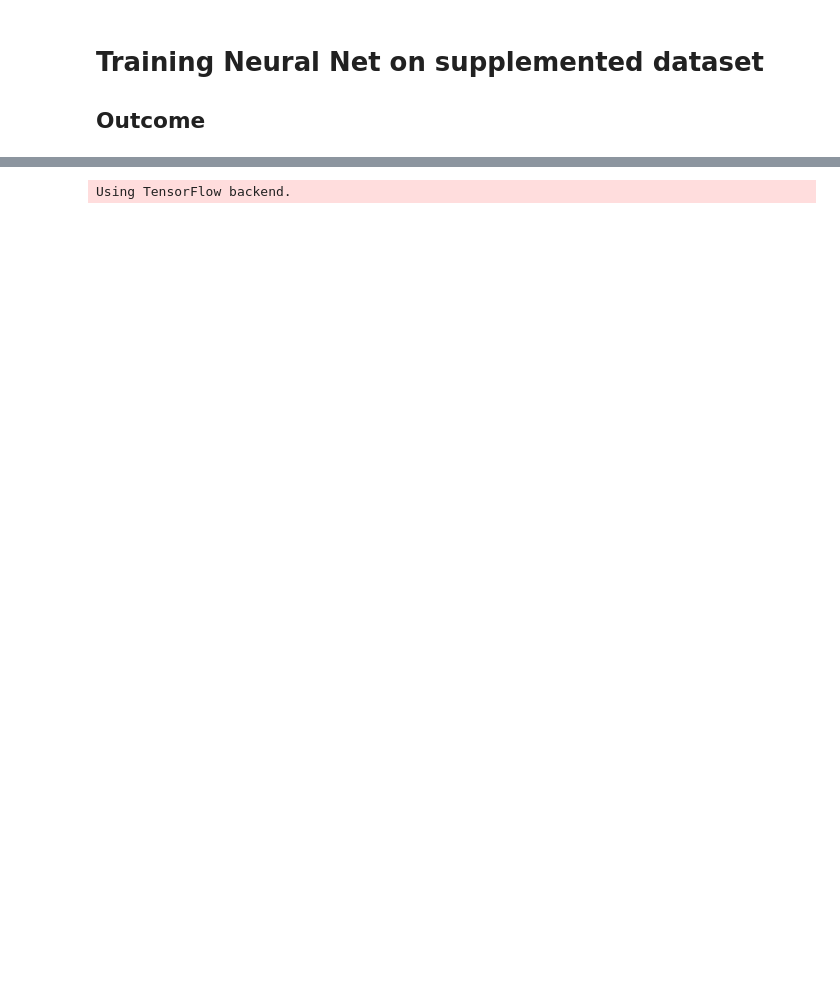
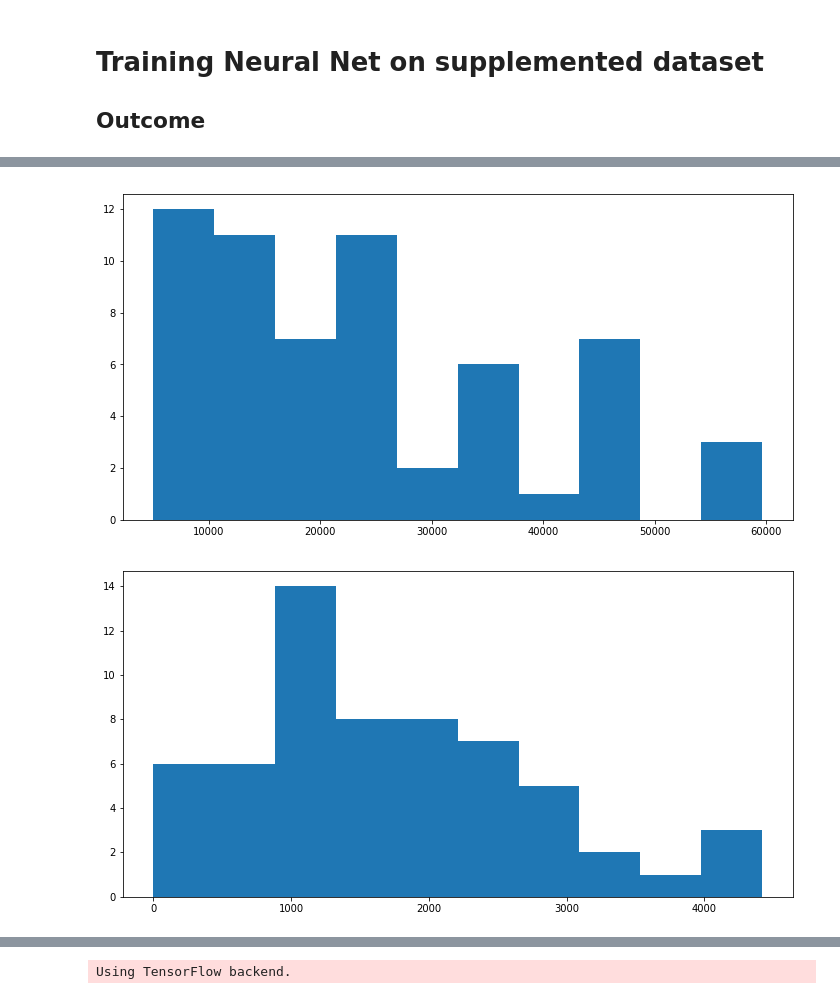
Before and after one commit to jackbrucesimpson/Notebooks, a Jupyter notebook: beeunique/2017-07-28-training-nn-supplemented-cleaned-dataset.ipynb, the cells around one changed output, grey strips where cells are left out. Saved outputs shown, nothing was run; the diff lists cells and outputs as text; code cells hidden in the pictures; blank space fills up the shorter version.

```diff
--- a/beeunique/2017-07-28-training-nn-supplemented-cleaned-dataset.ipynb
+++ b/beeunique/2017-07-28-training-nn-supplemented-cleaned-dataset.ipynb
@@ -145,0 +157,12 @@ view(tags[0].reshape(1, 28, 28)[0])
+# %%
+num_images_by_class = {'class': [], 'num_main': [], 'num_increase': []}
+
+for k in class_images_dict.keys():
+    num_images_by_class['class'].append(k)
+    num_images_by_class['num_main'].append(len(class_images_dict[k]))
+    if k in increase_class_images_dict.keys():
+        num_images_by_class['num_increase'].append(len(increase_class_images_dict[k]))
+    else:
+        num_images_by_class['num_increase'].append(0)
+
+pd.DataFrame(num_images_by_class)
@@ -145,0 +187,11 @@ view(tags[0].reshape(1, 28, 28)[0])
+# %%
+plt.figure()
+plt.hist(num_images_by_class['num_main'])
+plt.show()
+
+plt.figure()
+plt.hist(num_images_by_class['num_increase'])
+plt.show()
+# %% [output]
+[figure, added]
+[figure, added]
```
Also changed, not shown: parts of 33 cells of this notebook, 1 other file.
